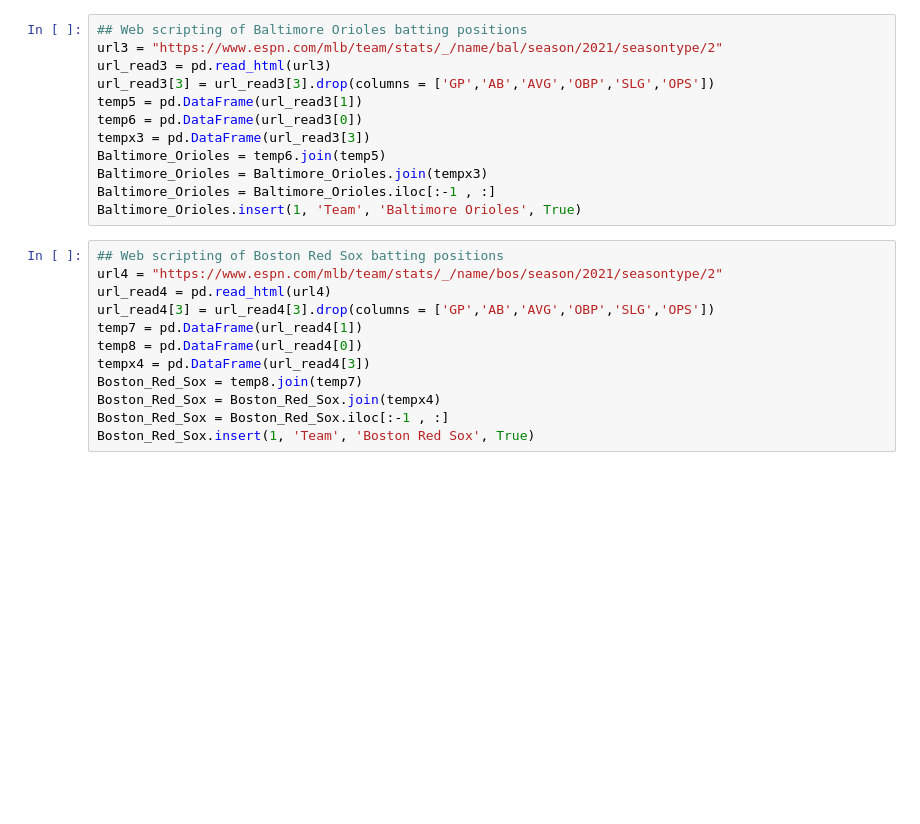
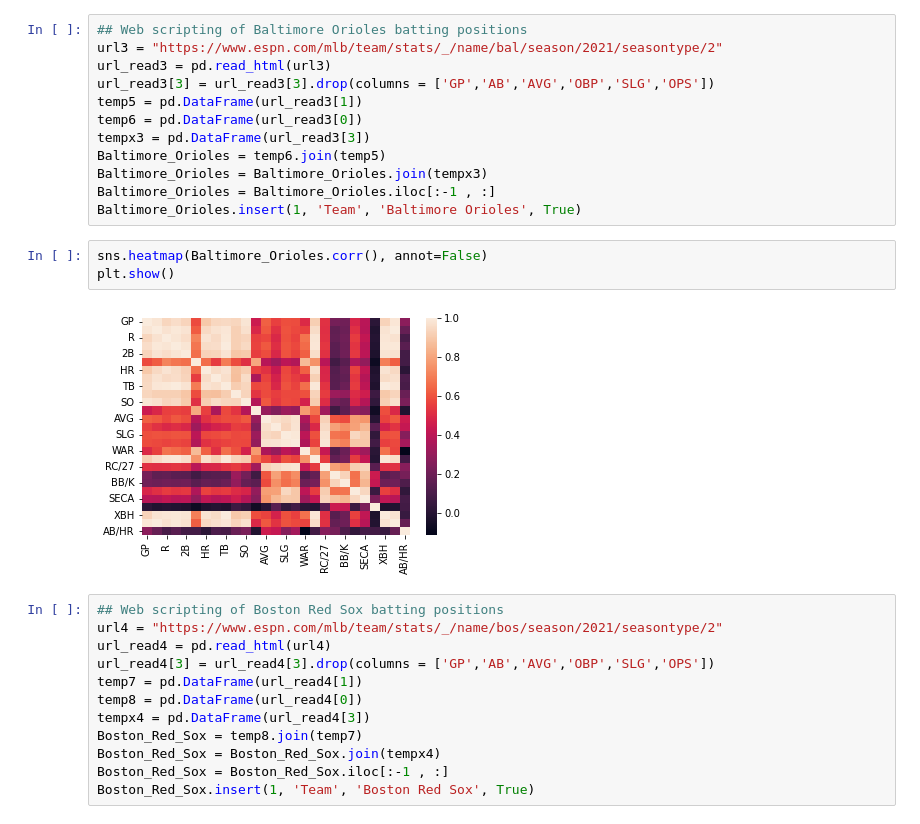
Before and after one commit to LouiseLi7/STA160-group-project, a Jupyter notebook: final/RandomForestReg.ipynb, the cells around one changed output. Saved outputs shown, nothing was run; the diff lists cells and outputs as text; blank space fills up the shorter version.

```diff
--- a/final/RandomForestReg.ipynb
+++ b/final/RandomForestReg.ipynb
@@ -57,6 +49,11 @@ Baltimore_Orioles = temp6.join(temp5)
 Baltimore_Orioles = Baltimore_Orioles.join(tempx3)
 Baltimore_Orioles = Baltimore_Orioles.iloc[:-1 , :]
 Baltimore_Orioles.insert(1, 'Team', 'Baltimore Orioles', True)
+# %%
+sns.heatmap(Baltimore_Orioles.corr(), annot=False)
+plt.show()
+# %% [output]
+[figure, added]
 # %%
 ## Web scripting of Boston Red Sox batting positions
 url4 = "https://www.espn.com/mlb/team/stats/_/name/bos/season/2021/seasontype/2"
```
Also changed, not shown: parts of 43 cells of this notebook.
